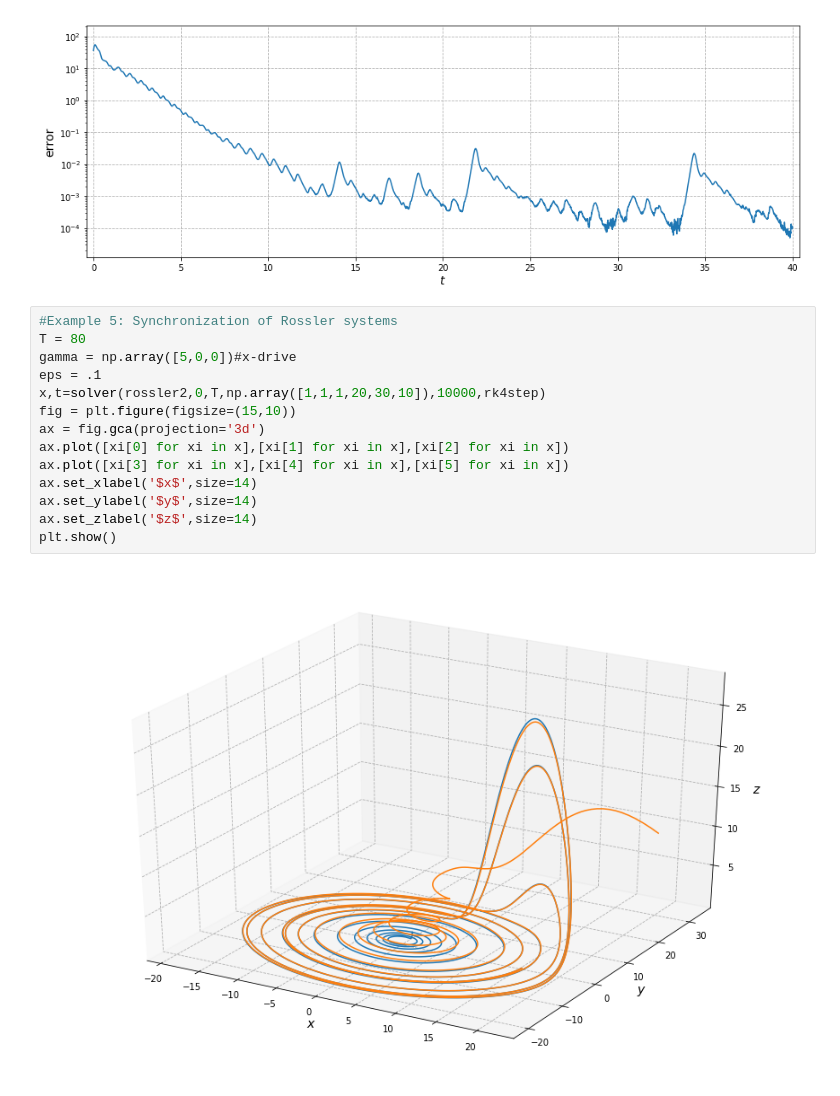
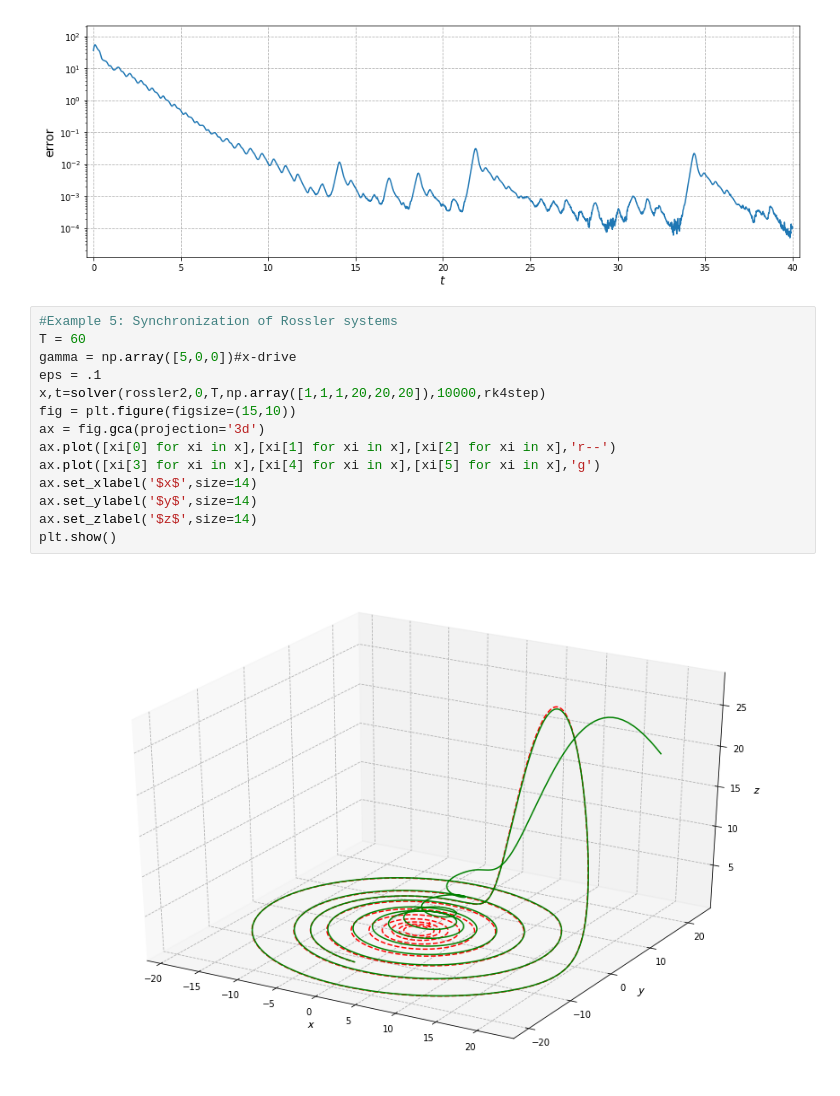
Before and after one commit to Legrandj/power, a Jupyter notebook: sync.ipynb, the cells around one changed output. Cells and saved outputs as stored; diff of their text form.

Commit message:
Rossler

```diff
--- a/sync.ipynb
+++ b/sync.ipynb
@@ -211,20 +211,20 @@ plt.show()
 [figure]
 # %%
 #Example 5: Synchronization of Rossler systems
-T = 80
+T = 60
 gamma = np.array([5,0,0])#x-drive
 eps = .1
-x,t=solver(rossler2,0,T,np.array([1,1,1,20,30,10]),10000,rk4step)
+x,t=solver(rossler2,0,T,np.array([1,1,1,20,20,20]),10000,rk4step)
 fig = plt.figure(figsize=(15,10))
 ax = fig.gca(projection='3d')
-ax.plot([xi[0] for xi in x],[xi[1] for xi in x],[xi[2] for xi in x])
-ax.plot([xi[3] for xi in x],[xi[4] for xi in x],[xi[5] for xi in x])
+ax.plot([xi[0] for xi in x],[xi[1] for xi in x],[xi[2] for xi in x],'r--')
+ax.plot([xi[3] for xi in x],[xi[4] for xi in x],[xi[5] for xi in x],'g')
 ax.set_xlabel('$x$',size=14)
 ax.set_ylabel('$y$',size=14)
 ax.set_zlabel('$z$',size=14)
 plt.show()
 # %% [output]
-[figure, old version]
+[figure, new version]
 # %%
 #x-component
 fig = plt.figure(figsize=(15,5))
```
Also changed, not shown: parts of 4 cells of this notebook.
